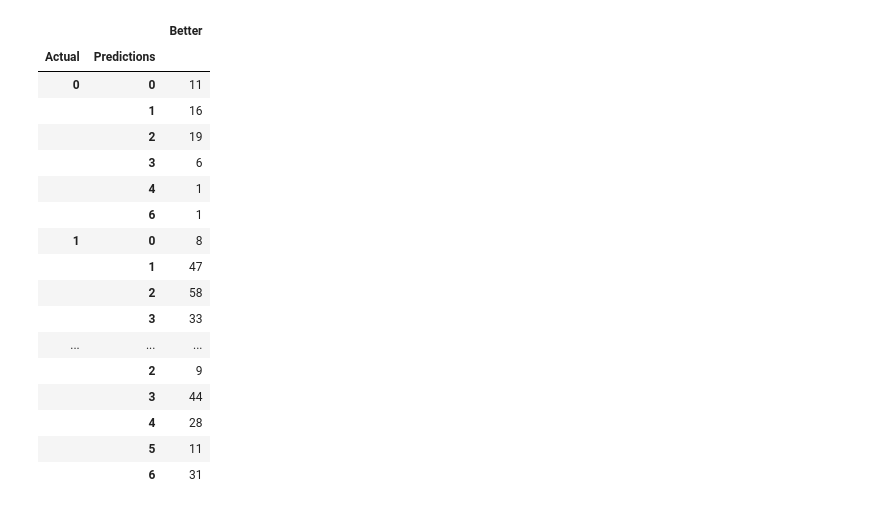
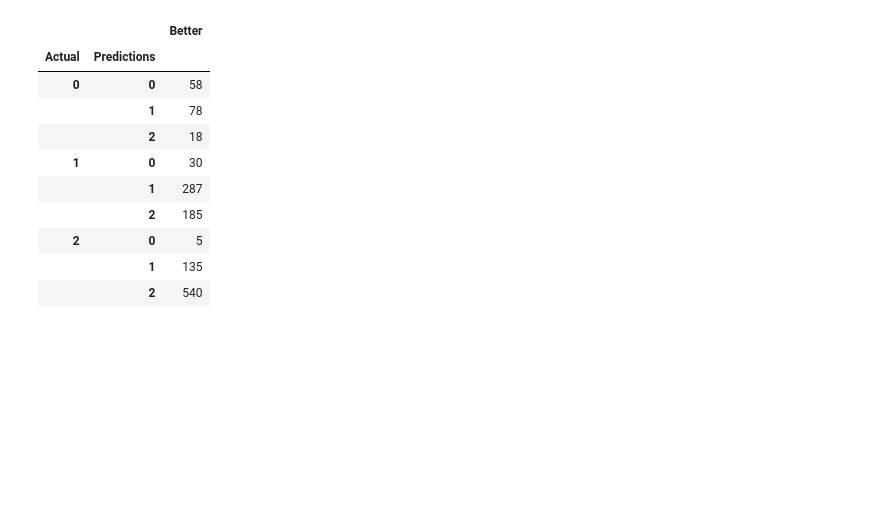
Before and after one commit to zainhoda1/Capstone-project, a Jupyter notebook: Analysis files/NEW_MODEL EXECUTION.ipynb, the cells around one changed output. Cells and saved outputs as stored; diff of their text form; code cells hidden in the pictures; blank space fills up the shorter version.

Commit message:
Repulling data for Findings Section

```diff
--- a/Analysis files/NEW_MODEL EXECUTION.ipynb
+++ b/Analysis files/NEW_MODEL EXECUTION.ipynb
@@ -386,32 +389,25 @@ print(accuracy_end, acc_check)
 # %%
-#output = pd.DataFrame(y_test['Calc_Overall_n1_Contr'])
-#output = output.rename(columns={'Calc_Overall_n1_Contr': 'Actual'})
+output = pd.DataFrame(y_test['Calc_Overall_n1_Contr'])
+output = output.rename(columns={'Calc_Overall_n1_Contr': 'Actual'})
 
-output = pd.DataFrame(y_test['Contribution_n1'])
-output = output.rename(columns={'Contribution_n1': 'Actual'})
+# output = pd.DataFrame(y_test['Contribution_n1'])
+# output = output.rename(columns={'Contribution_n1': 'Actual'})
 
 output['Predictions'] = model.predict(X_test)
 output3 = output.groupby('Predictions').count()
 output['Better'] = np.where(output['Predictions']==output['Actual'], 1, 0)
 output2 = output.groupby(['Actual', 'Predictions']).count()
 
 output2
 # %% [output]
 |  |  | Better |
 | Actual | Predictions |  |
-| 0 | 0 | 11 |
-|  | 1 | 16 |
-|  | 2 | 19 |
-|  | 3 | 6 |
-|  | 4 | 1 |
-|  | 6 | 1 |
-| 1 | 0 | 8 |
-|  | 1 | 47 |
-|  | 2 | 58 |
-|  | 3 | 33 |
-| ... | ... | ... |
-|  | 2 | 9 |
-|  | 3 | 44 |
-|  | 4 | 28 |
-|  | 5 | 11 |
-|  | 6 | 31 |
+| 0 | 0 | 58 |
+|  | 1 | 78 |
+|  | 2 | 18 |
+| 1 | 0 | 30 |
+|  | 1 | 287 |
+|  | 2 | 185 |
+| 2 | 0 | 5 |
+|  | 1 | 135 |
+|  | 2 | 540 |
```
Also changed, not shown: parts of 8 cells of this notebook.
